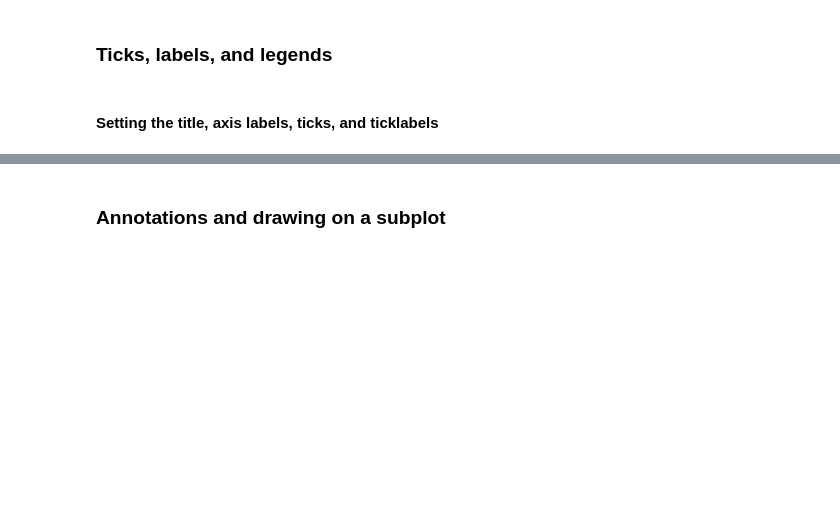
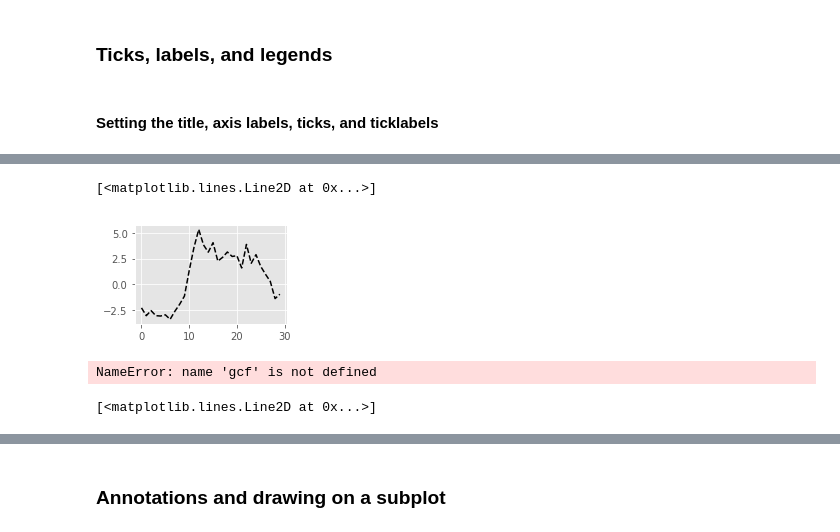
Before and after one commit to dongho0892/Python-Start, a Jupyter notebook: ch08_rev.ipynb, the cells around one changed output, grey strips where cells are left out. Cells and saved outputs as stored; diff of their text form; code cells hidden in the pictures; blank space fills up the shorter version.

```diff
--- a/ch08_rev.ipynb
+++ b/ch08_rev.ipynb
@@ -93,0 +242,27 @@ ax.legend(loc='best')
+# %%
+# 스타일 사용
+matplotlib.style.use?
+# %%
+fig = plt.figure()
+
+ax1 = fig.add_subplot(2, 2, 1)
+ax1.plot(np.random.randn(30).cumsum(), 'k--');
+
+matplotlib.style.use('ggplot')
+# %% [output]
+[<matplotlib.lines.Line2D at 0x...>]
+[figure, added]
+# %%
+      # get current figure  현재 활성화된 figure를 불러주세요.
+ax3 = gcf().add_subplot(212)
+#ax3 = gcf().add_subplot(2,1,2)
+plt.plot(np.random.randn(30).cumsum(), 'r-')
+# %% [output]
+NameError: name 'gcf' is not defined
+# %%
+matplotlib.style.use('seaborn')
+
+ax2 = fig.add_subplot(222)
+ax2.plot(np.random.randn(30).cumsum(), 'b.')
+# %% [output]
+[<matplotlib.lines.Line2D at 0x...>]
```
Also changed, not shown: parts of 40 cells of this notebook.
